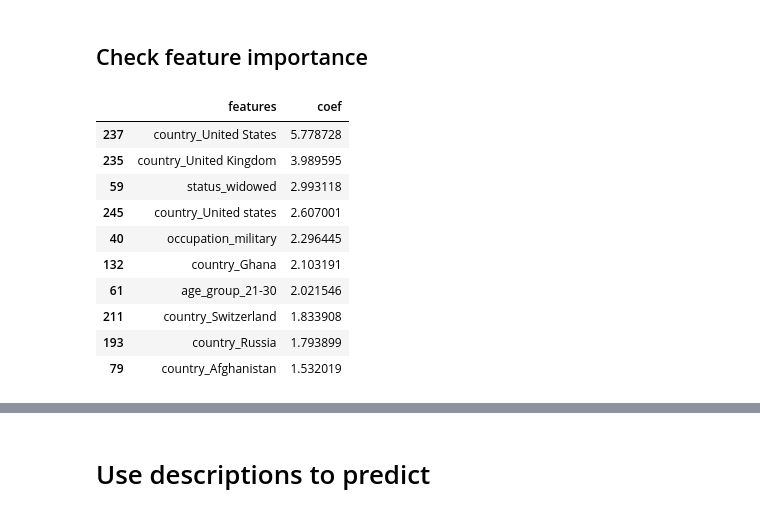
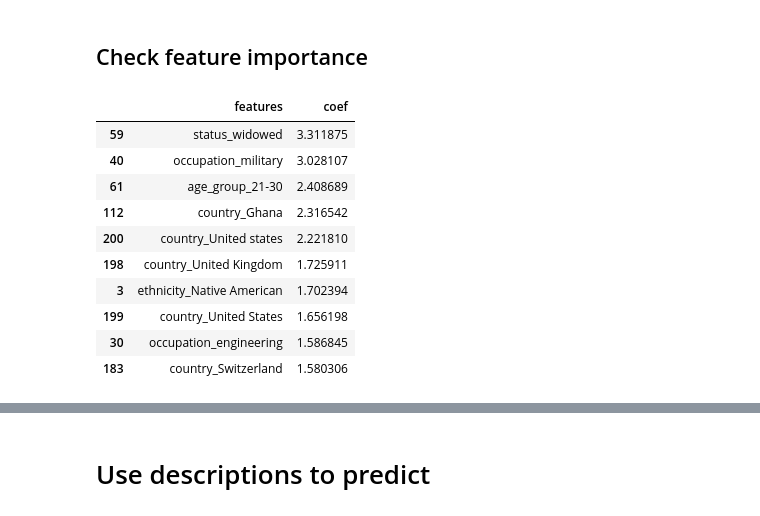
Before and after one commit to ben-dom393/DSA4263_Dating_Fraud, a Jupyter notebook: notebooks/profiles_logistic_regression.ipynb, the cells around one changed output, grey strips where cells are left out. Drawn from its saved outputs; the diff is of its cells as text; code cells hidden in the pictures.

```diff
--- a/notebooks/profiles_logistic_regression.ipynb
+++ b/notebooks/profiles_logistic_regression.ipynb
@@ -54,11 +50,0 @@ X_test_categorical = X_test.drop(["age", "location", "description"], axis=1)
-# %%
-ohe = OneHotEncoder(handle_unknown="ignore")
-X_train_ohe = ohe.fit_transform(X_train_categorical).toarray()
-X_test_ohe = ohe.transform(X_test_categorical).toarray()
-# %%
-# fit a logistic regression model on X_train_encoded
-model = LogisticRegression(max_iter=1000)
-model.fit(X_train_ohe, y_train)
-
-y_pred = model.predict(X_test_ohe)
-print(classification_report(y_test, y_pred))
@@ -91,0 +51,24 @@ array([1.18381732e-03, 3.16858381e-04, 2.74257935e-04, ...,
+# %%
+kf = KFold(n_splits=10, shuffle=True, random_state=42)
+# %%
+report = pd.DataFrame(columns=['accuracy', 'precision', 'recall', 'f1'])
+for i, (train_idx, val_idx) in enumerate(kf.split(X)):
+    X_train, X_val = X.iloc[train_idx], X.iloc[val_idx]
+    y_train, y_val = y.iloc[train_idx], y.iloc[val_idx]
+
+    # encode remaining variables with one-hot encoding
+    encoder = OneHotEncoder(handle_unknown="ignore")
+    X_train_ohe = encoder.fit_transform(X_train.drop(["description"], axis=1))
+    X_val_ohe = encoder.transform(X_val.drop(["description"], axis=1))
+
+    # fit a logistic regression model to the data
+    LR = LogisticRegression(max_iter=1000)
+    LR.fit(X_train_ohe, y_train)
+
+    # make a prediction
+    y_pred = LR.predict(X_val_ohe)
+
+    # add the results to the report
+    report.loc[i] = [accuracy_score(y_val, y_pred), precision_score(y_val, y_pred), recall_score(y_val, y_pred), f1_score(y_val, y_pred)]
+
+report.describe()
@@ -98,18 +87,18 @@ weights = weights[0]
 # %%
-feature_importance = pd.DataFrame(zip(ohe.get_feature_names_out(), np.transpose(model.coef_).flatten()), columns=['features', 'coef'])
+feature_importance = pd.DataFrame(zip(encoder.get_feature_names_out(), np.transpose(LR.coef_).flatten()), columns=['features', 'coef'])
 feature_importance.sort_values(by='coef', ascending=False)[:10]
 # %% [output]
 |  | features | coef |
-| 237 | country_United States | 5.778728 |
-| 235 | country_United Kingdom | 3.989595 |
-| 59 | status_widowed | 2.993118 |
-| 245 | country_United states | 2.607001 |
-| 40 | occupation_military | 2.296445 |
-| 132 | country_Ghana | 2.103191 |
-| 61 | age_group_21-30 | 2.021546 |
-| 211 | country_Switzerland | 1.833908 |
-| 193 | country_Russia | 1.793899 |
-| 79 | country_Afghanistan | 1.532019 |
+| 59 | status_widowed | 3.311875 |
+| 40 | occupation_military | 3.028107 |
+| 61 | age_group_21-30 | 2.408689 |
+| 112 | country_Ghana | 2.316542 |
+| 200 | country_United states | 2.221810 |
+| 198 | country_United Kingdom | 1.725911 |
+| 3 | ethnicity_Native American | 1.702394 |
+| 199 | country_United States | 1.656198 |
+| 30 | occupation_engineering | 1.586845 |
+| 183 | country_Switzerland | 1.580306 |
 # %%
 feature_importance.sort_values(by='coef', ascending=True)[:10]
 # %% [output]
```
Also changed, not shown: parts of 51 cells of this notebook.
